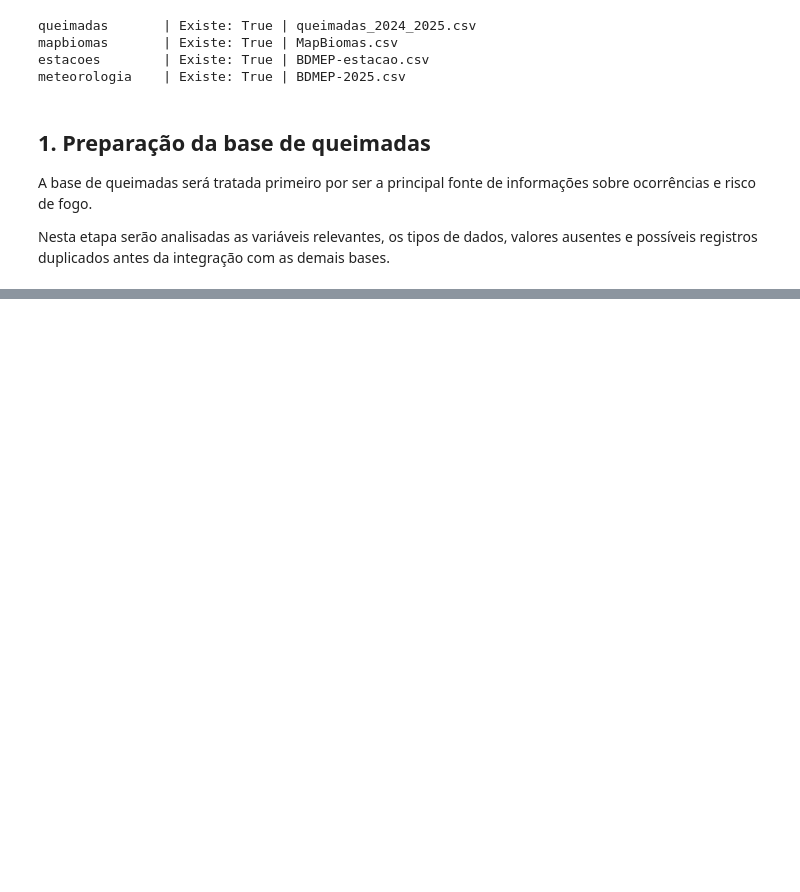
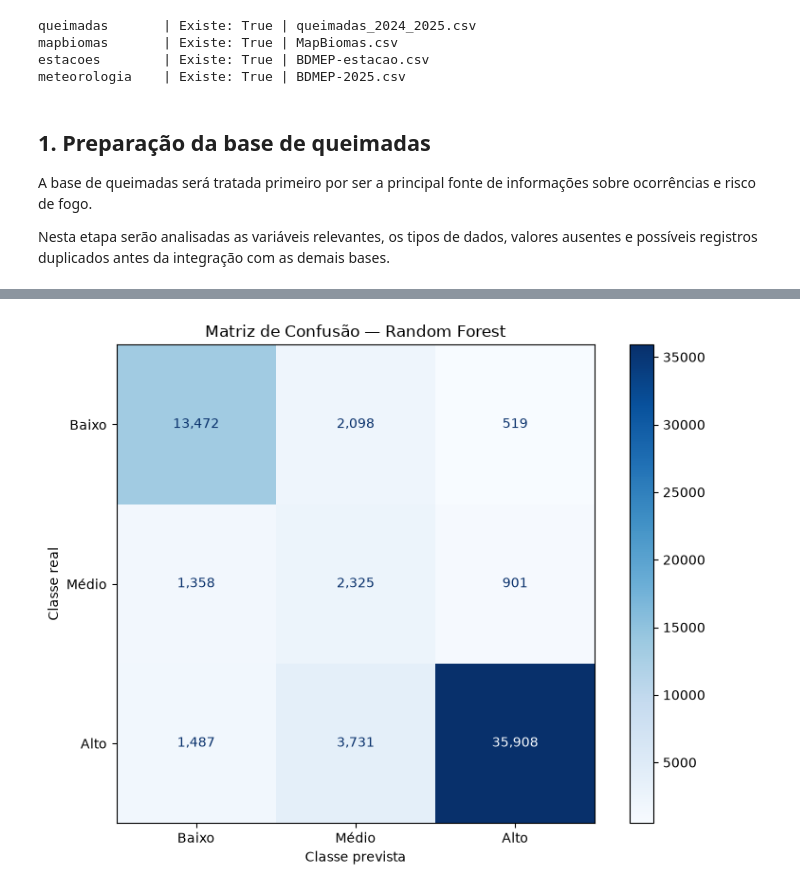
Before and after one commit to jroy102488-glitch/ProjetoFinalTripleTenBrazil, a Jupyter notebook: notebooks/02_data_preprocessing.ipynb, the cells around one changed output, grey strips where cells are left out. Saved outputs shown, nothing was run; the diff lists cells and outputs as text; code cells hidden in the pictures; blank space fills up the shorter version.

```diff
--- a/notebooks/02_data_preprocessing.ipynb
+++ b/notebooks/02_data_preprocessing.ipynb
@@ -60,0 +1811,18 @@ Nesta etapa serão analisadas as variáveis relevantes, os tipos de dados, valor
+# %%
+# Recarregar a base de identificação das estações meteorológicas
+
+estacoes = pd.read_csv(
+    arquivos["estacoes"],
+    low_memory=False
+)
+
+print("BASE DE ESTAÇÕES RECARREGADA")
+print("=" * 60)
+
+print(f"Linhas: {estacoes.shape[0]:,}")
+print(f"Colunas: {estacoes.shape[1]}")
+
+print("\nColunas:")
+print(estacoes.columns.tolist())
+
+estacoes.head()
@@ -60,0 +4168,24 @@ Nesta etapa serão analisadas as variáveis relevantes, os tipos de dados, valor
+# %%
+import matplotlib.pyplot as plt
+from sklearn.metrics import ConfusionMatrixDisplay
+
+# Criar matriz de confusão do Random Forest
+
+fig, ax = plt.subplots(figsize=(8, 6))
+
+ConfusionMatrixDisplay.from_predictions(
+    y_test,
+    y_pred_random_forest,
+    labels=["Baixo", "Médio", "Alto"],
+    cmap="Blues",
+    values_format=",d",
+    ax=ax
+)
+
+plt.title("Matriz de Confusão — Random Forest")
+plt.xlabel("Classe prevista")
+plt.ylabel("Classe real")
+plt.tight_layout()
+plt.show()
+# %% [output]
+[figure, added]
```
Also changed, not shown: parts of 107 cells of this notebook, 1 other file.
